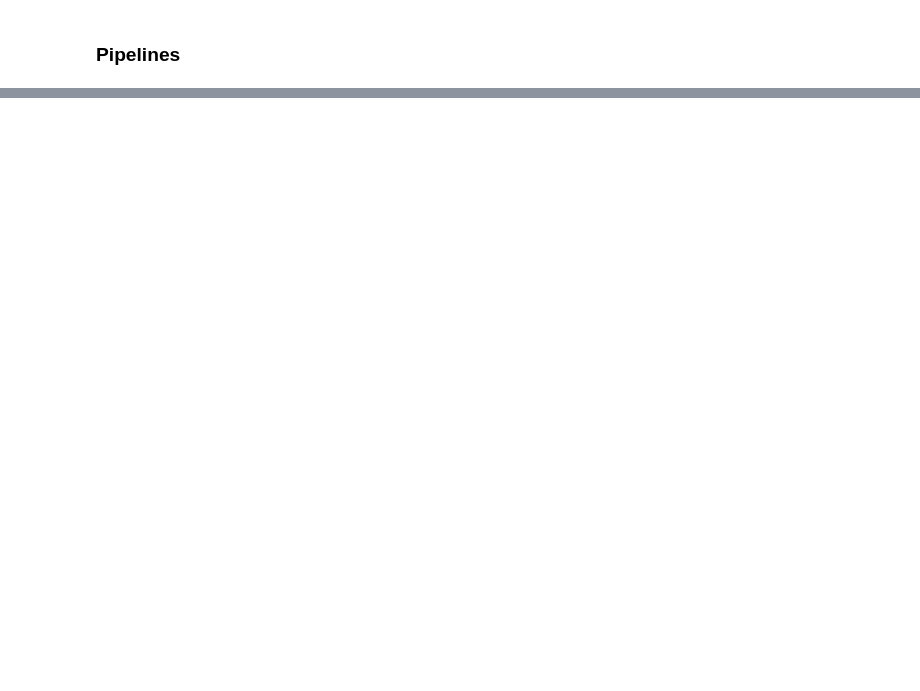
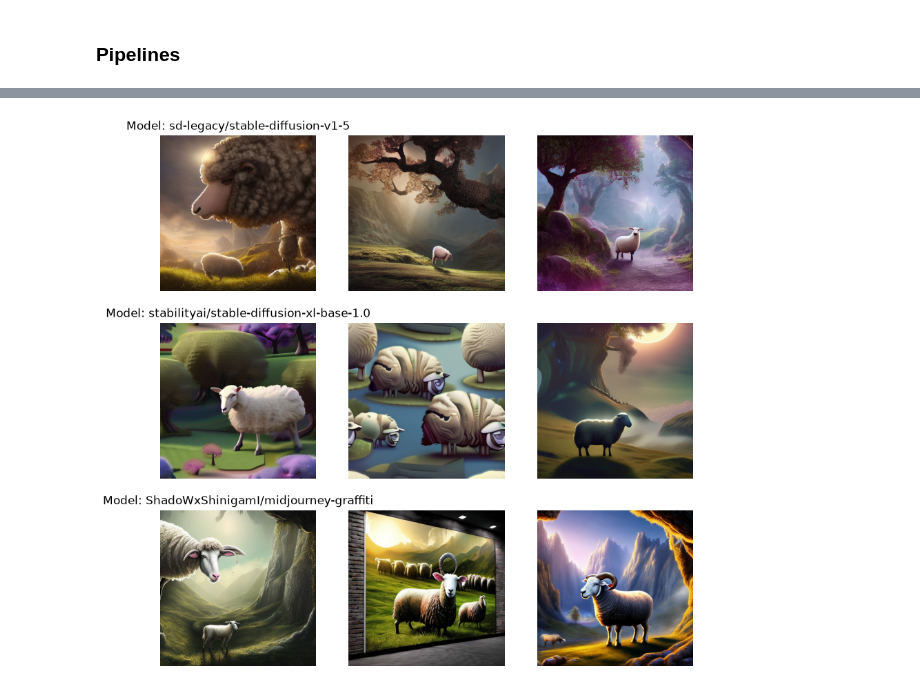
Before and after one commit to ToddxD/genai, a Jupyter notebook: praktikum1/praktikum1_hendrik.ipynb, the cells around one changed output, grey strips where cells are left out. Drawn from its saved outputs; the diff is of its cells as text; code cells hidden in the pictures; blank space fills up the shorter version.

```diff
--- a/praktikum1/praktikum1_hendrik.ipynb
+++ b/praktikum1/praktikum1_hendrik.ipynb
@@ -88,0 +142,34 @@ There are modules in AutoencoderKL that should be kept in float32: []. Casting d
+# %%
+prompt = "a magical sheep in a fantasy landscape, highly detailed, cinematic lighting"
+images = []
+model_names = []
+
+pipeline = sd15_pipeline()
+for i in range(3):
+    image = pipeline(prompt=prompt,
+                        num_inference_steps=50,
+                        width=width,
+                        height=height
+    ).images[0]
+    images.append(image)
+model_names.append(pipeline.name_or_path)
+
+pipeline = sdxl_pipeline()
+for i in range(3):
+    image = pipeline(prompt=prompt,
+                        num_inference_steps=50,
+                        width=width,
+                        height=height
+    ).images[0]
+    images.append(image)
+model_names.append(pipeline.name_or_path)
+
+pipeline = midjourney_pipeline()
+for i in range(3):
+    image = pipeline(prompt=prompt,
+                        num_inference_steps=50,
+                        width=width,
+                        height=height
+    ).images[0]
+    images.append(image)
+model_names.append(pipeline.name_or_path)
@@ -88,0 +183,11 @@ There are modules in AutoencoderKL that should be kept in float32: []. Casting d
+# %%
+import matplotlib.pyplot as plt
+fig, axs = plt.subplots(3, 3, figsize=(10, 10))
+
+for i, ax in enumerate(axs.flatten()):
+    ax.imshow(images[i])
+    ax.axis('off')
+    if (i % 3 == 0):
+        ax.title.set_text(f"Model: {model_names[int(i / 3)]}")
+# %% [output]
+[figure, added]
```
Also changed, not shown: parts of 10 cells of this notebook.
